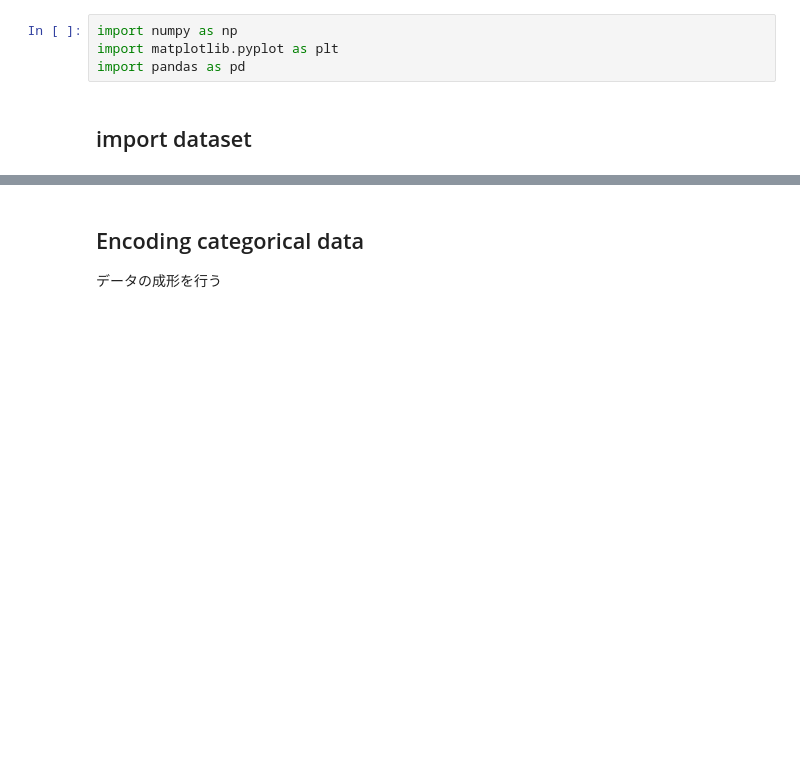
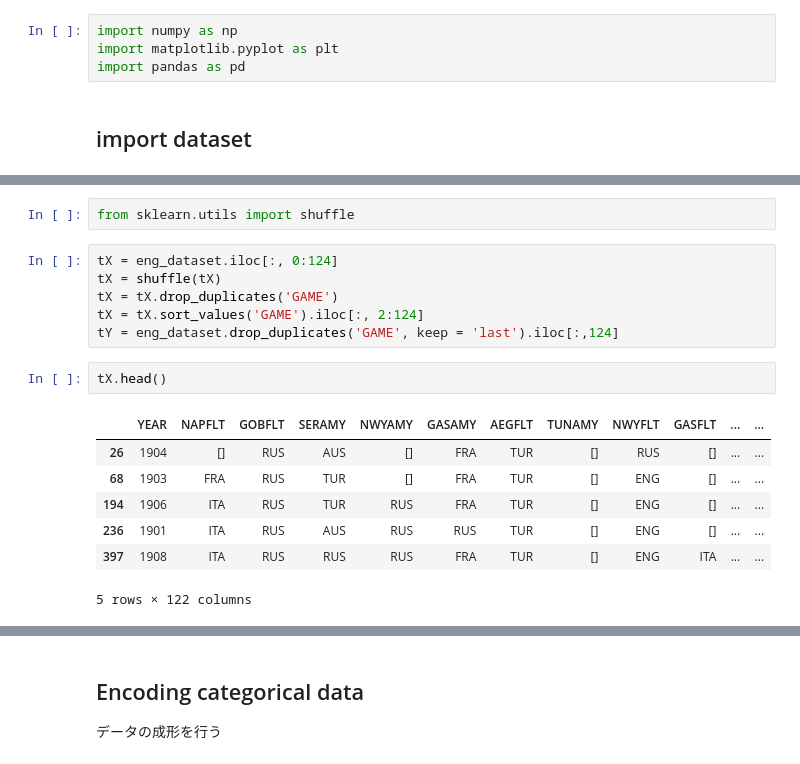
Before and after one commit to sorashido/DiplomacyPredict, a Jupyter notebook: ann.ipynb, the cells around one changed output, grey strips where cells are left out. Cells and saved outputs as stored; diff of their text form; blank space fills up the shorter version.

```diff
--- a/ann.ipynb
+++ b/ann.ipynb
@@ -19,0 +45,18 @@ dataset.head()
+# %%
+from sklearn.utils import shuffle
+# %%
+tX = eng_dataset.iloc[:, 0:124]
+tX = shuffle(tX)
+tX = tX.drop_duplicates('GAME')
+tX = tX.sort_values('GAME').iloc[:, 2:124]
+tY = eng_dataset.drop_duplicates('GAME', keep = 'last').iloc[:,124]
+# %%
+tX.head()
+# %% [output]
+|  | YEAR | NAPFLT | GOBFLT | SERAMY | NWYAMY | GASAMY | AEGFLT | TUNAMY | NWYFLT | GASFLT | ... | ... |
+| 26 | 1904 | [] | RUS | AUS | [] | FRA | TUR | [] | RUS | [] | ... | ... |
+| 68 | 1903 | FRA | RUS | TUR | [] | FRA | TUR | [] | ENG | [] | ... | ... |
+| 194 | 1906 | ITA | RUS | TUR | RUS | FRA | TUR | [] | ENG | [] | ... | ... |
+| 236 | 1901 | ITA | RUS | AUS | RUS | RUS | TUR | [] | ENG | [] | ... | ... |
+| 397 | 1908 | ITA | RUS | RUS | RUS | FRA | TUR | [] | ENG | ITA | ... | ... |
+5 rows × 122 columns
```
Also changed, not shown: parts of 18 cells of this notebook, 1 other file.
